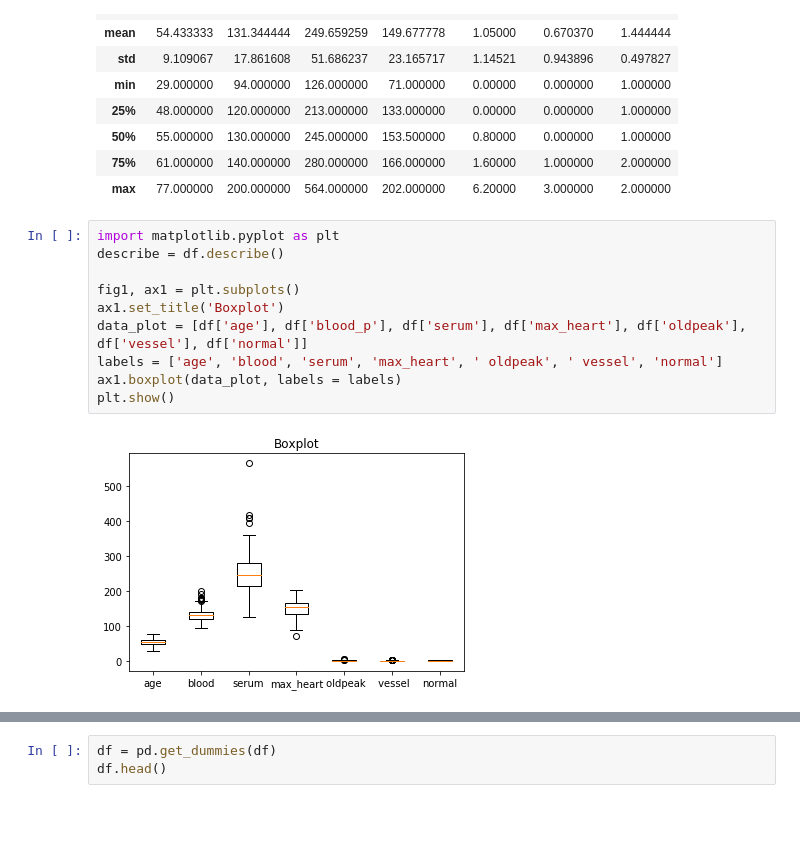
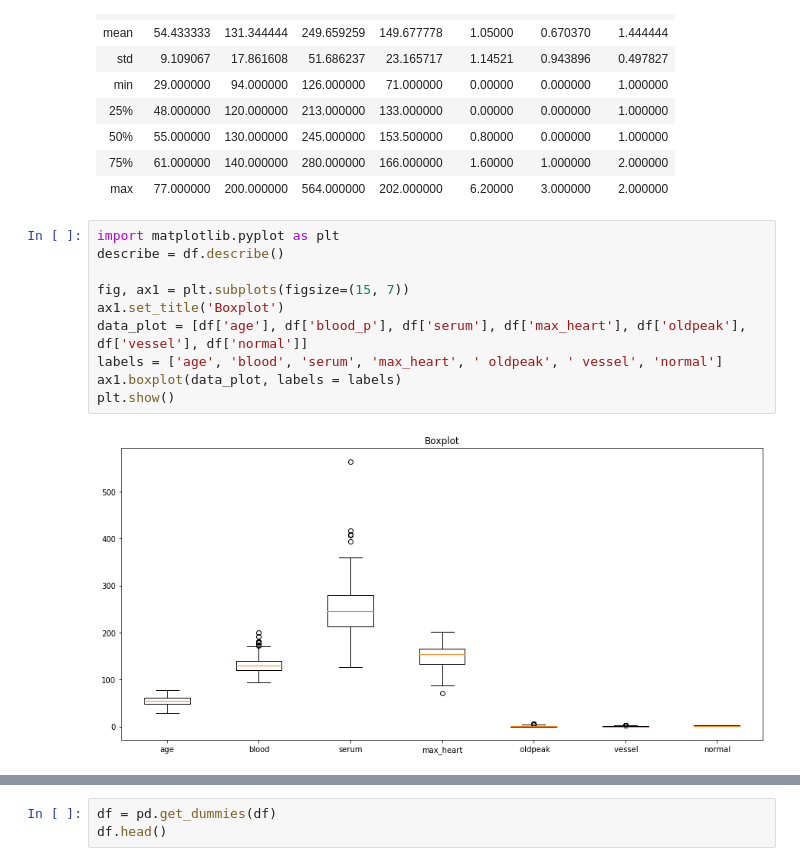
Before and after one commit to jpcastillog/Tarea1ML, a Jupyter notebook: Tarea1ML.ipynb, the cells around one changed output, grey strips where cells are left out. Saved outputs shown, nothing was run; the diff lists cells and outputs as text; blank space fills up the shorter version.

```diff
--- a/Tarea1ML.ipynb
+++ b/Tarea1ML.ipynb
@@ -166,12 +136,12 @@ df.describe()
 # %%
 import matplotlib.pyplot as plt
 describe = df.describe()
 
-fig1, ax1 = plt.subplots()
+fig, ax1 = plt.subplots(figsize=(15, 7))
 ax1.set_title('Boxplot')
 data_plot = [df['age'], df['blood_p'], df['serum'], df['max_heart'], df['oldpeak'], df['vessel'], df['normal']]
 labels = ['age', 'blood', 'serum', 'max_heart', ' oldpeak', ' vessel', 'normal']
 ax1.boxplot(data_plot, labels = labels)
 plt.show()
 # %% [output]
-[figure, old version]
+[figure, new version]
```
Also changed, not shown: parts of 32 cells of this notebook.
